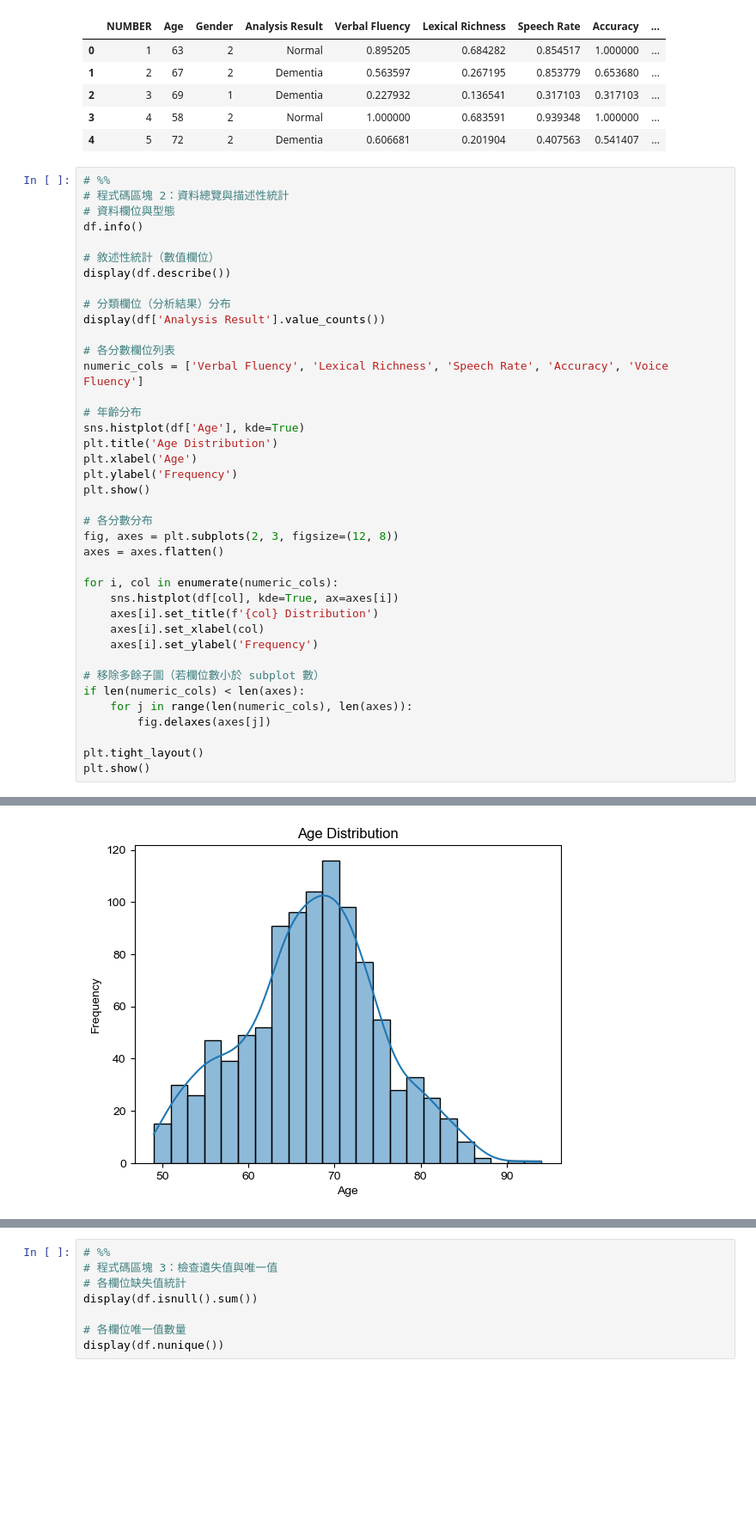
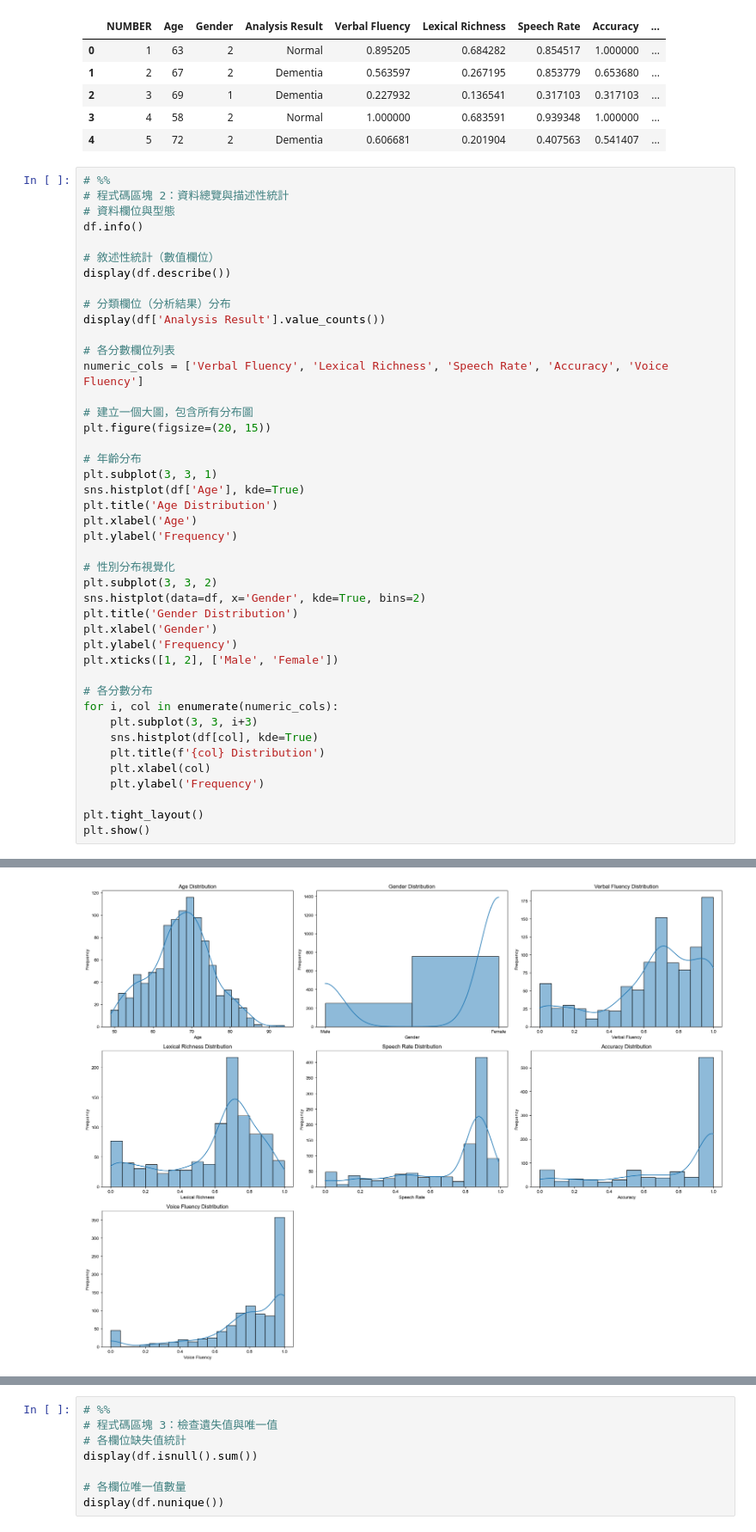
Before and after one commit to Kevindic0214/Voice-Face-Aging-Prediction, a Jupyter notebook: eda.ipynb, the cells around one changed output, grey strips where cells are left out. Shown at 86% size. Drawn from its saved outputs; the diff is of its cells as text; blank space fills up the shorter version.

```diff
--- a/eda.ipynb
+++ b/eda.ipynb
@@ -37,27 +37,31 @@ display(df['Analysis Result'].value_counts())
 # 各分數欄位列表
 numeric_cols = ['Verbal Fluency', 'Lexical Richness', 'Speech Rate', 'Accuracy', 'Voice Fluency']
 
+# 建立一個大圖，包含所有分布圖
+plt.figure(figsize=(20, 15))
+
 # 年齡分布
+plt.subplot(3, 3, 1)
 sns.histplot(df['Age'], kde=True)
 plt.title('Age Distribution')
 plt.xlabel('Age')
 plt.ylabel('Frequency')
-plt.show()
+
+# 性別分布視覺化
+plt.subplot(3, 3, 2)
+sns.histplot(data=df, x='Gender', kde=True, bins=2)
+plt.title('Gender Distribution')
+plt.xlabel('Gender')
+plt.ylabel('Frequency')
+plt.xticks([1, 2], ['Male', 'Female'])
 
 # 各分數分布
-fig, axes = plt.subplots(2, 3, figsize=(12, 8))
-axes = axes.flatten()
-
 for i, col in enumerate(numeric_cols):
-    sns.histplot(df[col], kde=True, ax=axes[i])
-    axes[i].set_title(f'{col} Distribution')
-    axes[i].set_xlabel(col)
-    axes[i].set_ylabel('Frequency')
-
-# 移除多餘子圖（若欄位數小於 subplot 數）
-if len(numeric_cols) < len(axes):
-    for j in range(len(numeric_cols), len(axes)):
-        fig.delaxes(axes[j])
+    plt.subplot(3, 3, i+3)
+    sns.histplot(df[col], kde=True)
+    plt.title(f'{col} Distribution')
+    plt.xlabel(col)
+    plt.ylabel('Frequency')
 
 plt.tight_layout()
 plt.show()
@@ -65,31 +69,31 @@ plt.show()
 <class 'pandas.core.frame.DataFrame'>
 RangeIndex: 1010 entries, 0 to 1009
 Data columns (total 9 columns):
  #   Column            Non-Null Count  Dtype
 ---  ------            --------------  -----
  0   NUMBER            1010 non-null   int64
  1   Age               1010 non-null   int64
  2   Gender            1010 non-null   int64
  3   Analysis Result   1005 non-null   object
  4   Verbal Fluency    1005 non-null   float64
  5   Lexical Richness  1005 non-null   float64
  6   Speech Rate       1005 non-null   float64
  7   Accuracy          1005 non-null   float64
  8   Voice Fluency     1005 non-null   float64
 dtypes: float64(5), int64(3), object(1)
 memory usage: 71.1+ KB
 |  | NUMBER | Age | Gender | Verbal Fluency | Lexical Richness | Speech Rate | Accuracy | Voice Fluency |
 | count | 1010.000000 | 1010.000000 | 1010.000000 | 1005.000000 | 1005.000000 | 1005.000000 | 1005.000000 | 1005.000000 |
 | mean | 505.500000 | 67.235644 | 1.749505 | 0.663690 | 0.593018 | 0.704529 | 0.752119 | 0.789499 |
 | std | 291.706188 | 8.003958 | 0.433513 | 0.285560 | 0.276678 | 0.274955 | 0.328662 | 0.251114 |
 | min | 1.000000 | 49.000000 | 1.000000 | 0.000000 | 0.000000 | 0.000000 | 0.000000 | 0.000000 |
 | 25% | 253.250000 | 62.000000 | 1.250000 | 0.530296 | 0.437287 | 0.544226 | 0.562500 | 0.711655 |
 | 50% | 505.500000 | 68.000000 | 2.000000 | 0.716313 | 0.688283 | 0.858512 | 1.000000 | 0.851492 |
 | 75% | 757.750000 | 72.000000 | 2.000000 | 0.884467 | 0.772675 | 0.877416 | 1.000000 | 1.000000 |
 | max | 1010.000000 | 94.000000 | 2.000000 | 1.000000 | 1.000000 | 0.989835 | 1.000000 | 1.000000 |
 Analysis Result
 Normal          822
 Dementia        138
 Inconclusive     45
 Name: count, dtype: int64
-[figure, old version]
+[figure, new version]
```
Also changed, not shown: parts of 4 cells of this notebook.
